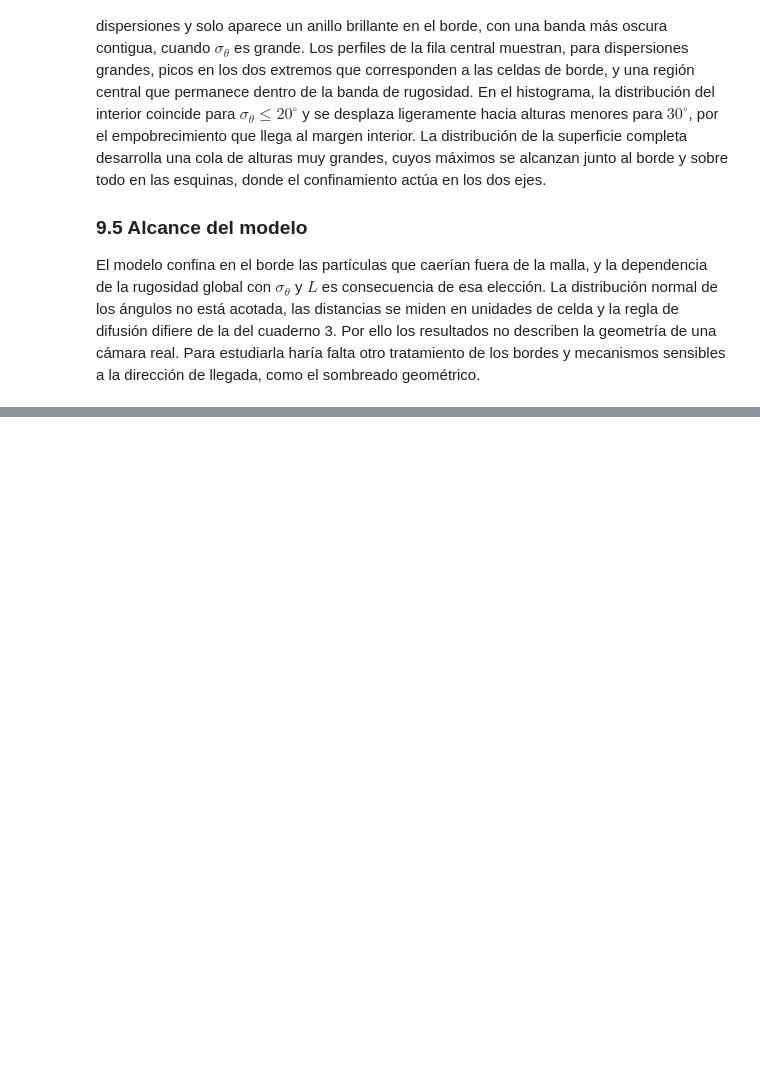
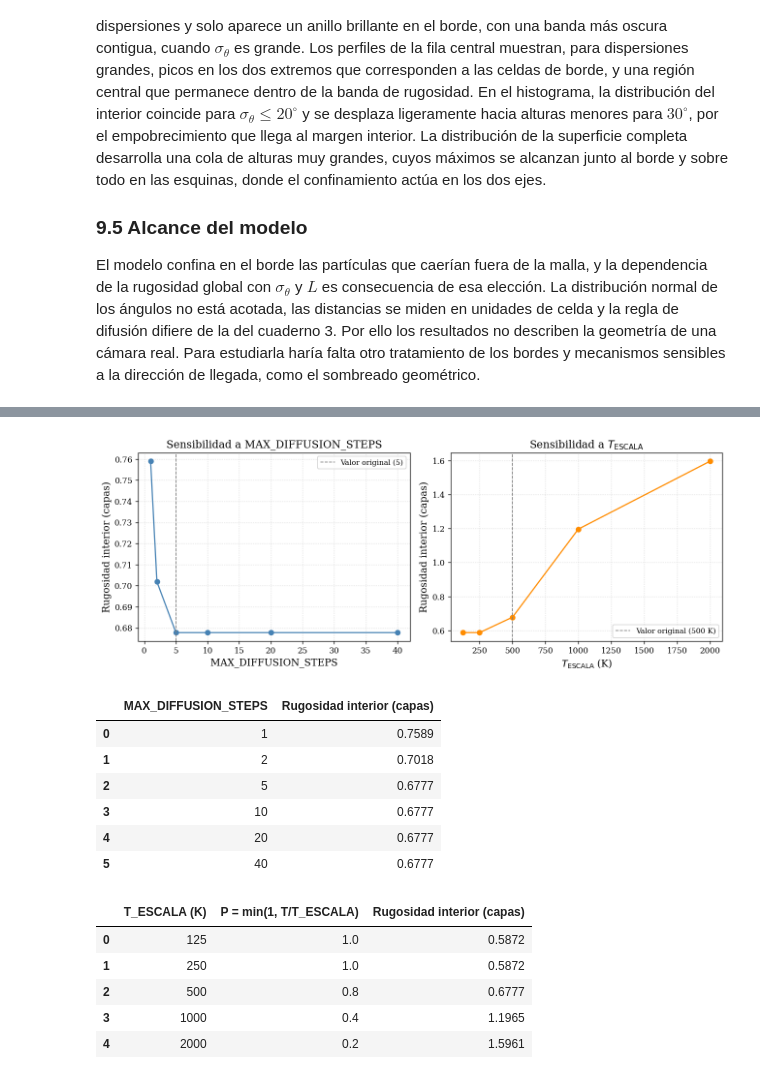
Before and after one commit to cristianvergara0/ComputationalPhysics_UdeA, a Jupyter notebook: Computational Physics I/04_thermally_activated_surface_relaxation_with_angular_incidence.ipynb, the cells around one changed output, grey strips where cells are left out. Saved outputs shown, nothing was run; the diff lists cells and outputs as text; code cells hidden in the pictures; blank space fills up the shorter version.

```diff
--- a/Computational Physics I/04_thermally_activated_surface_relaxation_with_angular_incidence.ipynb
+++ b/Computational Physics I/04_thermally_activated_surface_relaxation_with_angular_incidence.ipynb
@@ -984,0 +1505,64 @@ El modelo confina en el borde las partículas que caerían fuera de la malla, y
+# %%
+# Ambos barridos reutilizan ejecutar_simulacion_angular tal cual, a la
+# condicion base (N_EVENTOS, SIGMA_ANGLE, SOURCE_DISTANCE originales).
+
+VALORES_MAX_PASOS = [1, 2, 5, 10, 20, 40]
+resultados_pasos = []
+for pasos in VALORES_MAX_PASOS:
+    s = ejecutar_simulacion_angular(NX, NY, N_EVENTOS, TEMPERATURE, T_ESCALA, pasos,
+                                     SOURCE_DISTANCE, SIGMA_ANGLE, SEMILLA)
+    interior = s[MARGEN_INTERIOR:NX - MARGEN_INTERIOR, MARGEN_INTERIOR:NY - MARGEN_INTERIOR]
+    resultados_pasos.append({"MAX_DIFFUSION_STEPS": pasos, "Rugosidad interior (capas)": interior.std()})
+df_pasos = pd.DataFrame(resultados_pasos)
+
+VALORES_T_ESCALA = [125, 250, 500, 1000, 2000]  # original = 500 K
+resultados_tesc = []
+for t_esc in VALORES_T_ESCALA:
+    s = ejecutar_simulacion_angular(NX, NY, N_EVENTOS, TEMPERATURE, t_esc, MAX_DIFFUSION_STEPS,
+                                     SOURCE_DISTANCE, SIGMA_ANGLE, SEMILLA)
+    interior = s[MARGEN_INTERIOR:NX - MARGEN_INTERIOR, MARGEN_INTERIOR:NY - MARGEN_INTERIOR]
+    resultados_tesc.append({
+        "T_ESCALA (K)": t_esc, "P = min(1, T/T_ESCALA)": min(1.0, TEMPERATURE / t_esc),
+        "Rugosidad interior (capas)": interior.std(),
+    })
+df_tesc = pd.DataFrame(resultados_tesc)
+
+fig, (ax_izq, ax_der) = plt.subplots(1, 2, figsize=(11, 4.3))
+
+ax_izq.plot(df_pasos["MAX_DIFFUSION_STEPS"], df_pasos["Rugosidad interior (capas)"], "o-", color="steelblue")
+ax_izq.axvline(MAX_DIFFUSION_STEPS, color="gray", linestyle="--", lw=1, label=f"Valor original ({MAX_DIFFUSION_STEPS})")
+ax_izq.set_xlabel("MAX_DIFFUSION_STEPS")
+ax_izq.set_ylabel("Rugosidad interior (capas)")
+ax_izq.set_title("Sensibilidad a MAX_DIFFUSION_STEPS")
+ax_izq.legend(fontsize=9)
+ax_izq.grid(True, linestyle=":", alpha=0.5)
+
+ax_der.plot(df_tesc["T_ESCALA (K)"], df_tesc["Rugosidad interior (capas)"], "o-", color="darkorange")
+ax_der.axvline(T_ESCALA, color="gray", linestyle="--", lw=1, label=f"Valor original ({T_ESCALA} K)")
+ax_der.set_xlabel("$T_{\\mathrm{ESCALA}}$ (K)")
+ax_der.set_ylabel("Rugosidad interior (capas)")
+ax_der.set_title("Sensibilidad a $T_{\\mathrm{ESCALA}}$")
+ax_der.legend(fontsize=9)
+ax_der.grid(True, linestyle=":", alpha=0.5)
+
+fig.tight_layout()
+fig.savefig("angular_sensibilidad_pasos_tescala.png", bbox_inches="tight")
+plt.show()
+
+display(df_pasos.round(4))
+display(df_tesc.round(4))
+# %% [output]
+[figure, added]
+|  | MAX_DIFFUSION_STEPS | Rugosidad interior (capas) |
+| 0 | 1 | 0.7589 |
+| 1 | 2 | 0.7018 |
+| 2 | 5 | 0.6777 |
+| 3 | 10 | 0.6777 |
+| 4 | 20 | 0.6777 |
+| 5 | 40 | 0.6777 |
+|  | T_ESCALA (K) | P = min(1, T/T_ESCALA) | Rugosidad interior (capas) |
+| 0 | 125 | 1.0 | 0.5872 |
+| 1 | 250 | 1.0 | 0.5872 |
+| 2 | 500 | 0.8 | 0.6777 |
+| 3 | 1000 | 0.4 | 1.1965 |
+| 4 | 2000 | 0.2 | 1.5961 |
```
Also changed, not shown: parts of 14 cells of this notebook, 24 other files.
